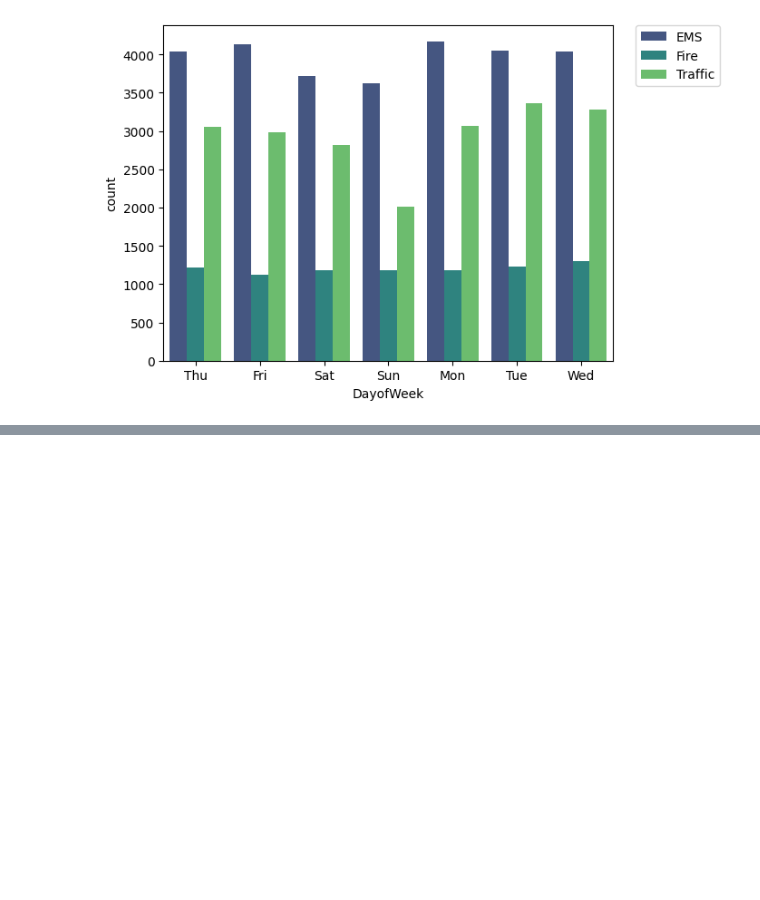
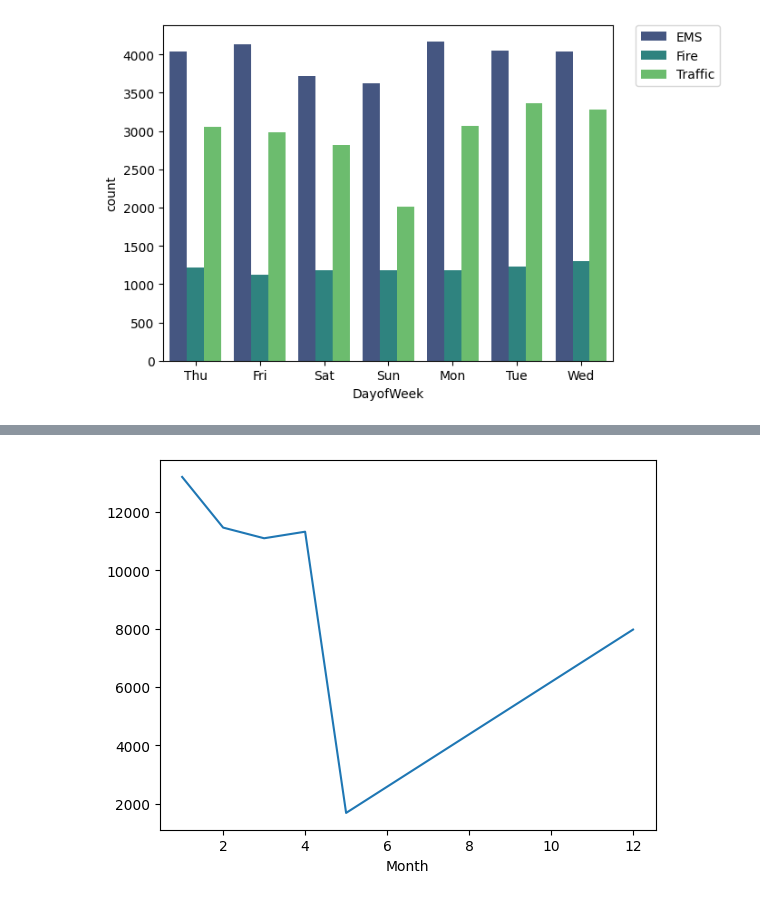
Before and after one commit to Gcango/Analise_Explor_Descritiva_das_Ligacoes_911, a Jupyter notebook: Exploração_Analise_911.ipynb, the cells around one changed output, grey strips where cells are left out. Cells and saved outputs as stored; diff of their text form; code cells hidden in the pictures; blank space fills up the shorter version.

```diff
--- a/Exploração_Analise_911.ipynb
+++ b/Exploração_Analise_911.ipynb
@@ -232,0 +240,2 @@ plt.legend(bbox_to_anchor=(1.05, 1), loc=2, borderaxespad=0.);
+# %%
+por_meses = dados.groupby('Month').count()
@@ -232,0 +255,4 @@ plt.legend(bbox_to_anchor=(1.05, 1), loc=2, borderaxespad=0.);
+# %%
+por_meses['lat'].plot();
+# %% [output]
+[figure, added]
```
Also changed, not shown: parts of 26 cells of this notebook.
